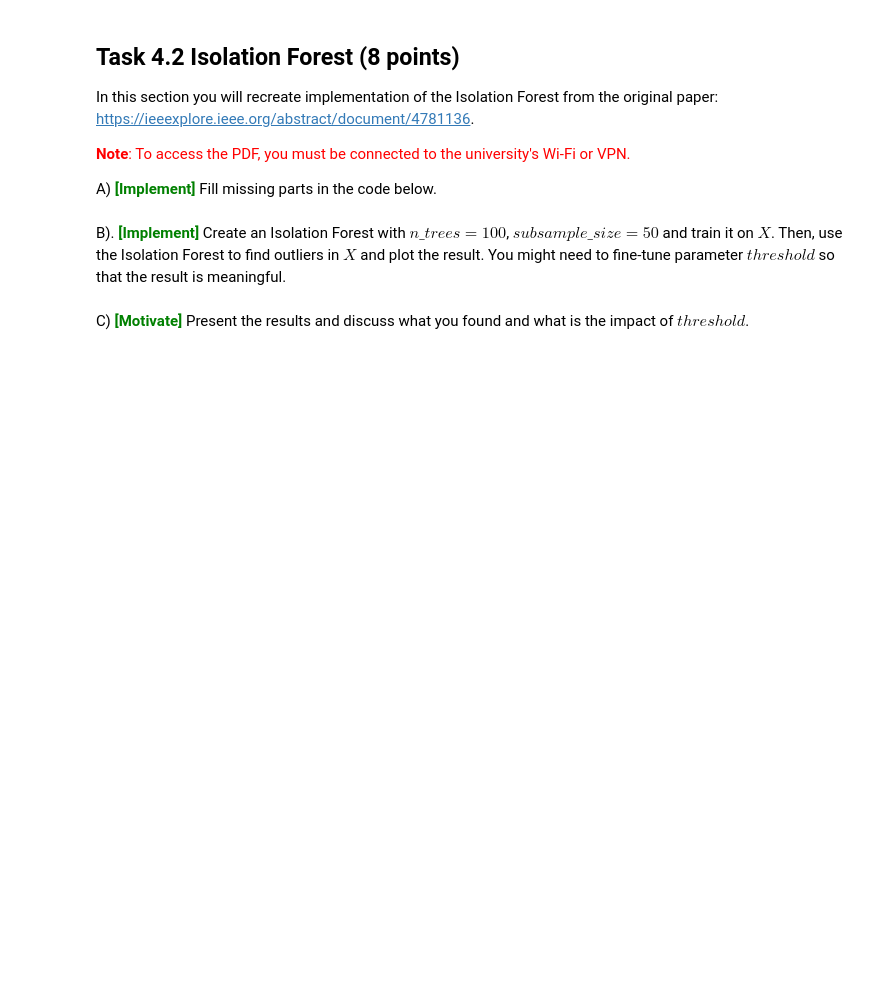
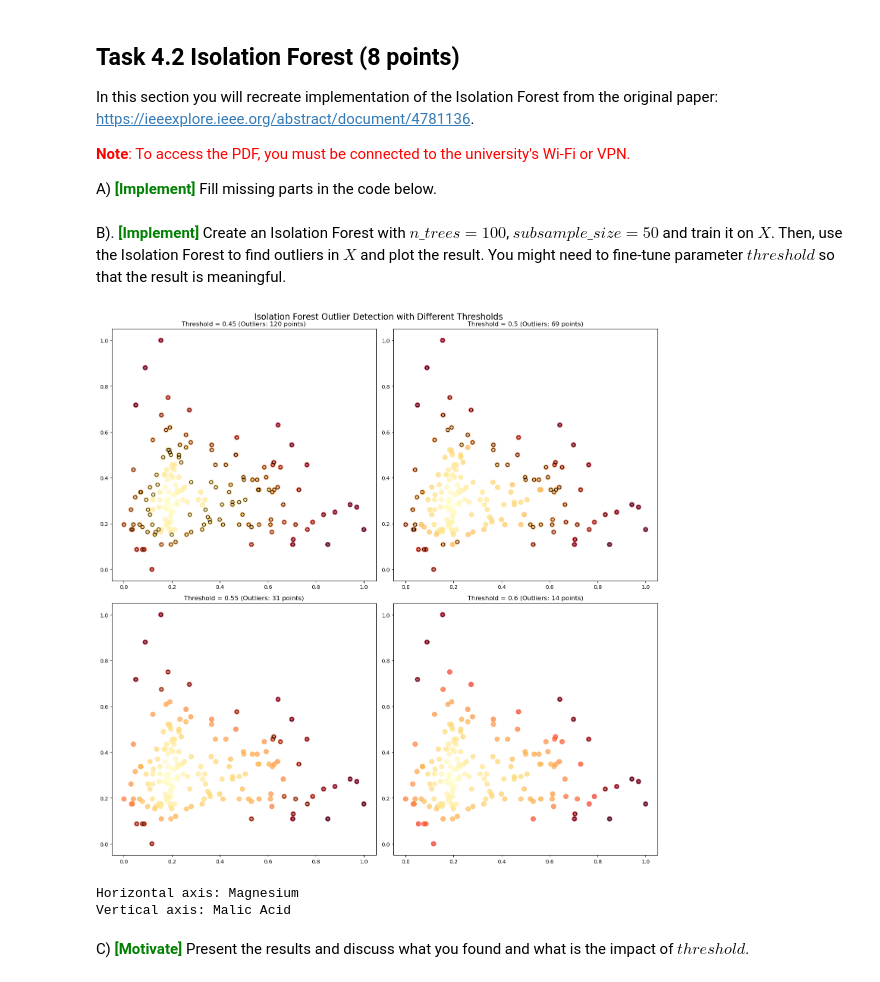
Before and after one commit to garlicxd/dm2025-group-7, a Jupyter notebook: handins/handin1.ipynb, the cells around one changed output. Saved outputs shown, nothing was run; the diff lists cells and outputs as text; code cells hidden in the pictures; blank space fills up the shorter version.

```diff
--- a/handins/handin1.ipynb
+++ b/handins/handin1.ipynb
@@ -1630,6 +1702,10 @@ def c(n):
         return 0
     ### YOUR CODE STARTS HERE
 
+    eulers_constant = 0.5772156649
+    # p415 (1)
+    h = np.log(n - 1) + eulers_constant
+    return 2 * h - 2 * (n - 1) / n
 
     ### YOUR CODE ENDS HERE
 
@@ -1694,6 +1770,8 @@ class IsolationTree:
         """
         ### YOUR CODE STARTS HERE
 
+        # a node is external if both children are None
+        return self.left is None and self.right is None
 
         ### YOUR CODE ENDS HERE
 
@@ -1714,6 +1792,14 @@ class IsolationTree:
         """
         ### YOUR CODE STARTS HERE
 
+        # p418 (Algorithm 3)
+        if self.is_external_node():
+            return e + c(self.size)
+
+        if x[self.split_feature] < self.split_value:
+            return self.left.path_length(x, e + 1)
+        else:
+            return self.right.path_length(x, e + 1)
 
         ### YOUR CODE ENDS HERE
 
@@ -1760,6 +1846,9 @@ class IsolationForest:
         """
         ### YOUR CODE STARTS HERE
 
+        # p415 (2)
+        avg_hx = np.mean([tree.path_length(x) for tree in self.trees])
+        return 2 ** (-avg_hx / c(self.subsample_size))
 
         ### YOUR CODE ENDS HERE
 
@@ -1781,6 +1870,8 @@ class IsolationForest:
         """
         ### YOUR CODE STARTS HERE
 
+        anomaly_scores = np.array([self.anomaly_score(x) for x in X])
+        return anomaly_scores > threshold
 
         ### YOUR CODE ENDS HERE
 # %% [markdown]
@@ -1788,11 +1879,55 @@ B). <span style='color: green'>**\[Implement\]**</span> Create an Isolation Fore
 # %%
 X = df[['malic_acid', "magnesium"]].to_numpy()
 X_norm = (X - X.min(0)) / X.ptp(0)
 
 ### YOUR CODE STARTS HERE
 
+# Part B - Create and train an Isolation Forest, and visualize results
+
+# thresholds to test
+thresholds = [0.45, 0.5, 0.55, 0.6]
+
+# for reproducibility
+np.random.seed(42)
+
+forest = IsolationForest(n_trees=100, subsample_size=50)
+forest.fit(X_norm)
+anomaly_scores = np.array([forest.anomaly_score(x) for x in X_norm])
+
+# 2x2 grid of subplots
+fig, axes = plt.subplots(2, 2, figsize=(15, 15))
+axes = axes.flatten()
+
+for i, threshold in enumerate(thresholds):
+
+    outliers = forest.identify_outliers(X_norm, threshold=threshold)
+
+    ax = axes[i]
+
+    scatter = ax.scatter(X_norm[:, 0], X_norm[:, 1],
+                        c=anomaly_scores, cmap='YlOrRd',
+                        alpha=0.7, s=80)
+
+    # circle outliers with black
+    for j in range(len(X_norm)):
+        if outliers[j]:
+            ax.scatter(X_norm[j, 0], X_norm[j, 1], s=40,
+                      edgecolors='black', facecolors='none',)
+
+    ax.set_title(f'Threshold = {threshold} (Outliers: {np.sum(outliers)} points)', fontsize=12)
+
+plt.suptitle('Isolation Forest Outlier Detection with Different Thresholds', fontsize=16)
+plt.tight_layout(rect=[0, 0, 1, 1])
+plt.show()
+
+print("Horizontal axis: Magnesium")
+print("Vertical axis: Malic Acid")
 
 ### YOUR CODE ENDS HERE
+# %% [output]
+[figure, added]
+Horizontal axis: Magnesium
+Vertical axis: Malic Acid
 # %% [markdown]
 C) <span style='color: green'>**\[Motivate\]**</span> Present the results and discuss what you found and what is the impact of $threshold$.
 # %% [markdown]
```
Also changed, not shown: parts of 11 cells of this notebook.
